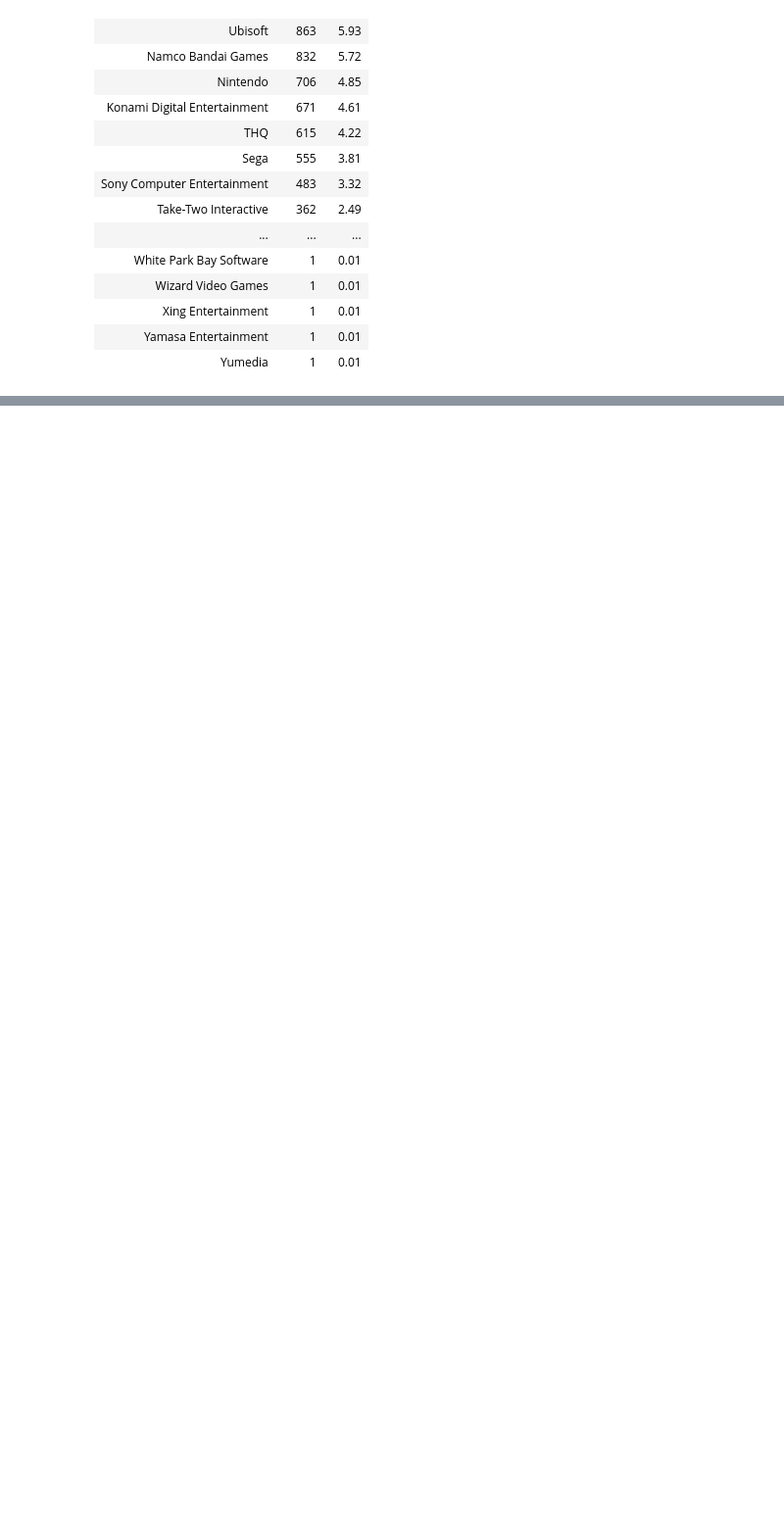
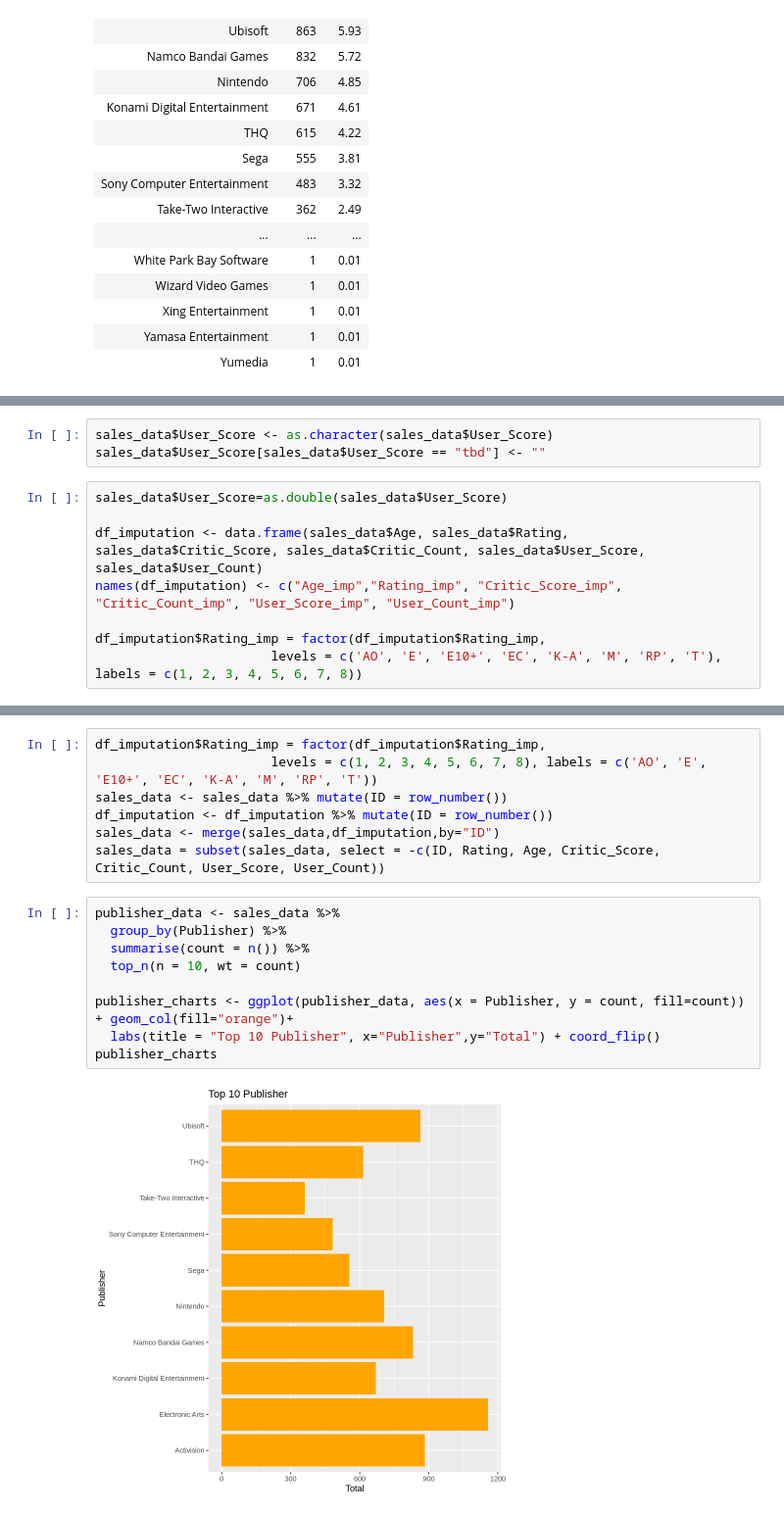
Before and after one commit to shrirampiyer/Video-games-Sales-prediction, a Jupyter notebook: Untitled17.ipynb, the cells around one changed output, grey strips where cells are left out. Shown at 98% size. Cells and saved outputs as stored; diff of their text form; blank space fills up the shorter version.

```diff
--- a/Untitled17.ipynb
+++ b/Untitled17.ipynb
@@ -153,0 +475,11 @@ A tibble: 552 × 3
+# %%
+sales_data$User_Score <- as.character(sales_data$User_Score)
+sales_data$User_Score[sales_data$User_Score == "tbd"] <- ""
+# %%
+sales_data$User_Score=as.double(sales_data$User_Score)
+
+df_imputation <- data.frame(sales_data$Age, sales_data$Rating, sales_data$Critic_Score, sales_data$Critic_Count, sales_data$User_Score, sales_data$User_Count)
+names(df_imputation) <- c("Age_imp","Rating_imp", "Critic_Score_imp", "Critic_Count_imp", "User_Score_imp", "User_Count_imp")
+
+df_imputation$Rating_imp = factor(df_imputation$Rating_imp,
+                       levels = c('AO', 'E', 'E10+', 'EC', 'K-A', 'M', 'RP', 'T'), labels = c(1, 2, 3, 4, 5, 6, 7, 8))
@@ -153,0 +493,18 @@ A tibble: 552 × 3
+# %%
+df_imputation$Rating_imp = factor(df_imputation$Rating_imp,
+                       levels = c(1, 2, 3, 4, 5, 6, 7, 8), labels = c('AO', 'E', 'E10+', 'EC', 'K-A', 'M', 'RP', 'T'))
+sales_data <- sales_data %>% mutate(ID = row_number())
+df_imputation <- df_imputation %>% mutate(ID = row_number())
+sales_data <- merge(sales_data,df_imputation,by="ID")
+sales_data = subset(sales_data, select = -c(ID, Rating, Age, Critic_Score, Critic_Count, User_Score, User_Count))
+# %%
+publisher_data <- sales_data %>%
+  group_by(Publisher) %>%
+  summarise(count = n()) %>%
+  top_n(n = 10, wt = count)
+
+publisher_charts <- ggplot(publisher_data, aes(x = Publisher, y = count, fill=count)) + geom_col(fill="orange")+
+  labs(title = "Top 10 Publisher", x="Publisher",y="Total") + coord_flip()
+publisher_charts
+# %% [output]
+[figure, added]
```
Also changed, not shown: parts of 45 cells of this notebook.
